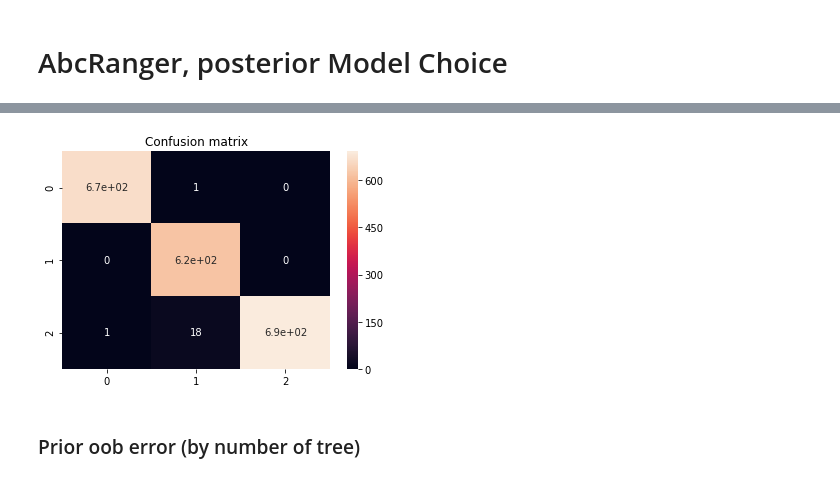
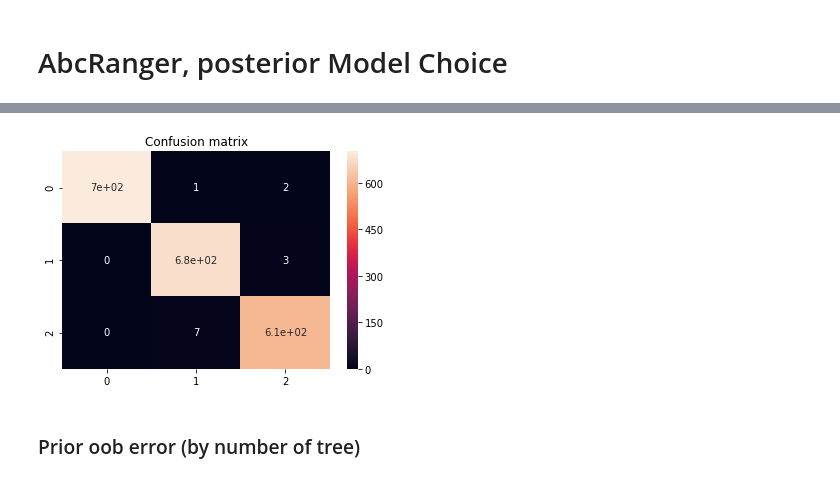
Before and after one commit to diyabc/abcranger, a Jupyter notebook: testpy/Model Choice Demo.ipynb, the cells around one changed output, grey strips where cells are left out. Drawn from its saved outputs; the diff is of its cells as text; code cells hidden in the pictures.

```diff
--- a/testpy/Model Choice Demo.ipynb
+++ b/testpy/Model Choice Demo.ipynb
@@ -190,11 +200,11 @@ Posterior probability :  0.9976666666666666
 # %%
 import seaborn as sn
 import pandas as pd
-df_cm = pd.DataFrame(postres.confusion_matrixc,range(nclasses),range(nclasses))
+df_cm = pd.DataFrame(postres.confusion_matrix,range(nclasses),range(nclasses))
 sn.heatmap(df_cm, annot=True,annot_kws={"size": 10})
 plt.title('Confusion matrix');
 # %% [output]
-[figure, old version]
+[figure, new version]
 # %% [markdown]
 ### Prior oob error (by number of tree)
 # %%
```
Also changed, not shown: parts of 5 cells of this notebook, 9 other files.
